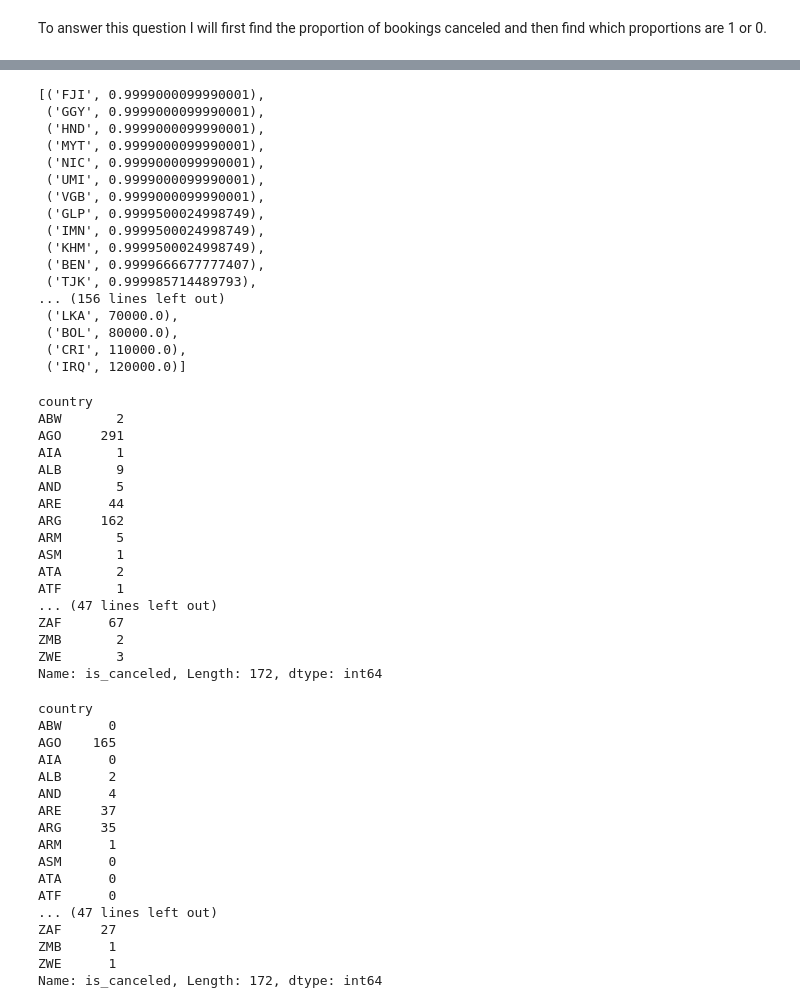
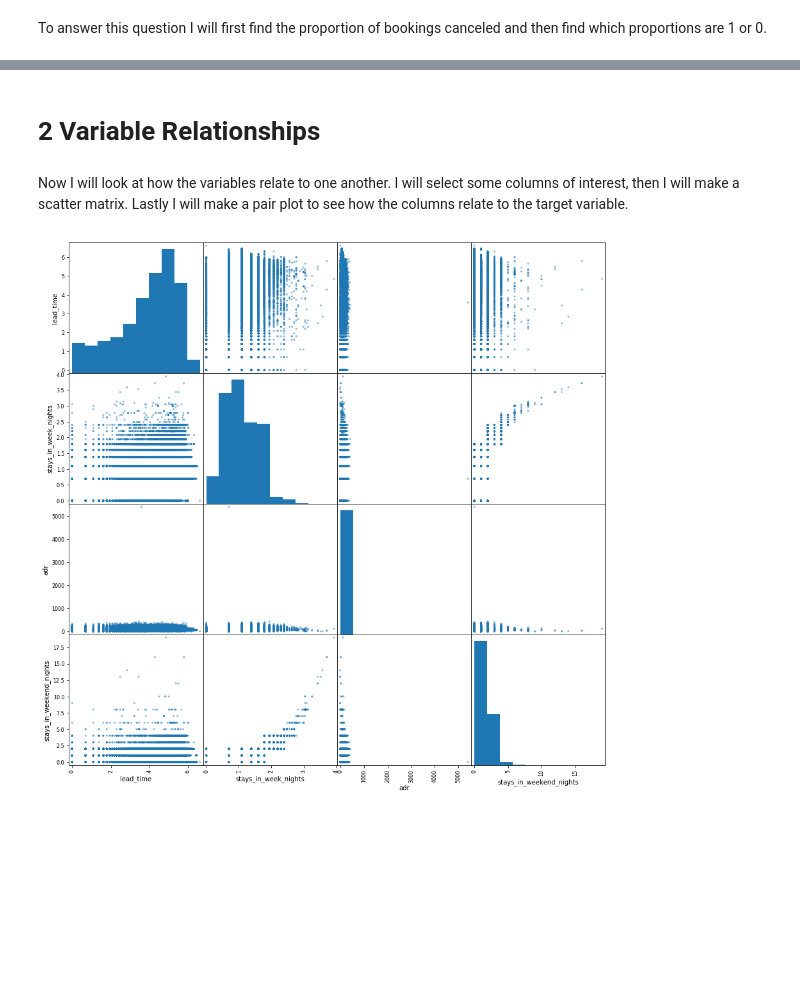
Before and after one commit to georgewillben/Hotel_Booking, a Jupyter notebook: 4 - Exploratory Data Analysis.ipynb, the cells around one changed output, grey strips where cells are left out. Cells and saved outputs as stored; diff of their text form; code cells hidden in the pictures; blank space fills up the shorter version.

```diff
--- a/4 - Exploratory Data Analysis.ipynb
+++ b/4 - Exploratory Data Analysis.ipynb
@@ -89,60 +89,12 @@ plt.show()
-# %%
-proportions
-# %% [output]
-[('FJI', 0.9999000099990001),
- ('GGY', 0.9999000099990001),
- ('HND', 0.9999000099990001),
- ('MYT', 0.9999000099990001),
- ('NIC', 0.9999000099990001),
- ('UMI', 0.9999000099990001),
- ('VGB', 0.9999000099990001),
- ('GLP', 0.9999500024998749),
- ('IMN', 0.9999500024998749),
- ('KHM', 0.9999500024998749),
- ('BEN', 0.9999666677777407),
- ('TJK', 0.999985714489793),
-... (156 lines left out)
- ('LKA', 70000.0),
- ('BOL', 80000.0),
- ('CRI', 110000.0),
- ('IRQ', 120000.0)]
-# %%
-group["is_canceled"].count()
-# %% [output]
-country
-ABW       2
-AGO     291
-AIA       1
-ALB       9
-AND       5
-ARE      44
-ARG     162
-ARM       5
-ASM       1
-ATA       2
-ATF       1
-... (47 lines left out)
-ZAF      67
-ZMB       2
-ZWE       3
-Name: is_canceled, Length: 172, dtype: int64
-# %%
-group["is_canceled"].sum()
-# %% [output]
-country
-ABW      0
-AGO    165
-AIA      0
-ALB      2
-AND      4
-ARE     37
-ARG     35
-ARM      1
-ASM      0
-ATA      0
-ATF      0
-... (47 lines left out)
-ZAF     27
-ZMB      1
-ZWE      1
-Name: is_canceled, Length: 172, dtype: int64
+# %% [markdown]
+# 2 Variable Relationships
+# %% [markdown]
+Now I will look at how the variables relate to one another. I will select some columns of interest, then I will make a scatter matrix. Lastly I will make a pair plot to see how the columns relate to the target variable.
+# %%
+# get numerical columns
+numerical_cols = [x for x in df.columns if ((df[x].dtype == int) | (df[x].dtype == float)) & (df[x].nunique() > 5)]
+numerical_cols.append('stays_in_weekend_nights')
+# scatter matrix (sample dataframe)
+pd.plotting.scatter_matrix(df.sample(frac=0.5)[numerical_cols], figsize=(15, 15));
+# %% [output]
+[figure, added]
```
Also changed, not shown: parts of 8 cells of this notebook.
